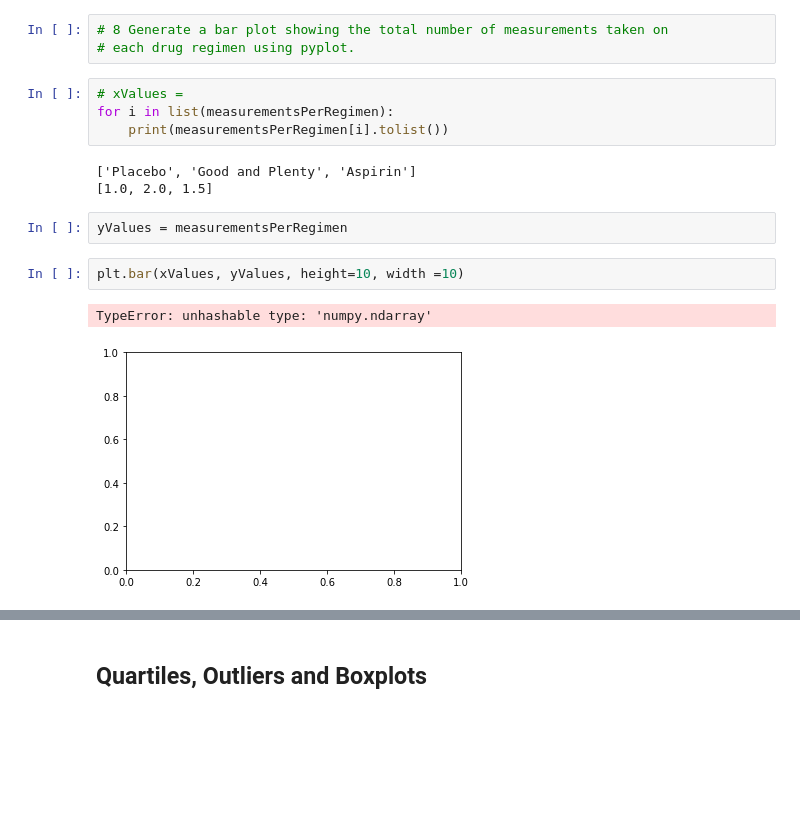
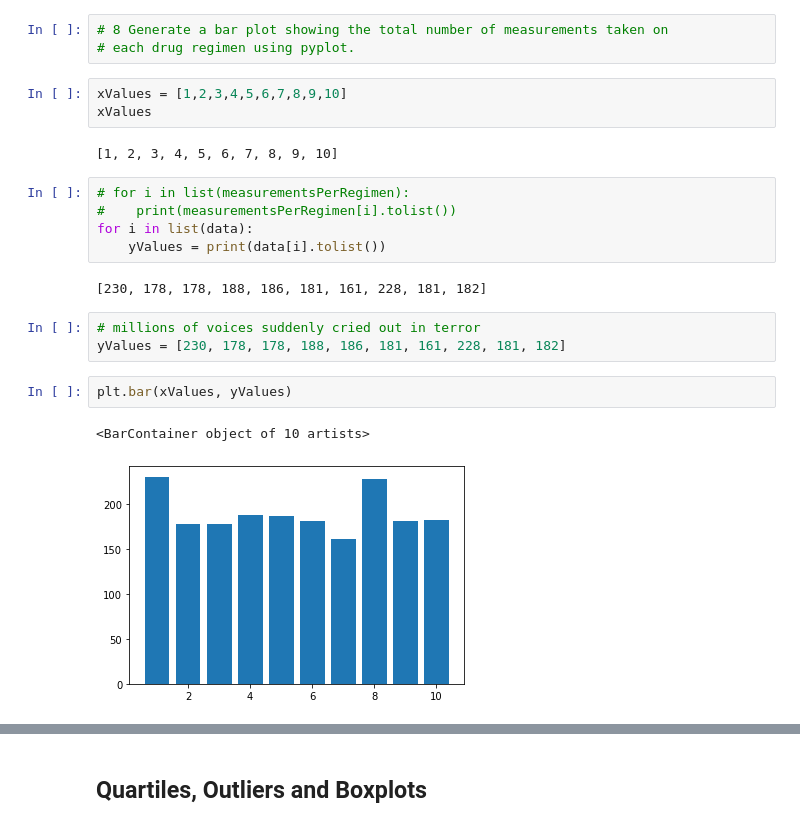
Before and after one commit to papadiscobravo/Pymeceutical-challenge-2, a Jupyter notebook: homework/assignment05/pymaceuticals_starter.ipynb, the cells around one changed output, grey strips where cells are left out. Saved outputs shown, nothing was run; the diff lists cells and outputs as text; blank space fills up the shorter version.

Commit message:
coming together around graphs

```diff
--- a/homework/assignment05/pymaceuticals_starter.ipynb
+++ b/homework/assignment05/pymaceuticals_starter.ipynb
@@ -330,18 +323,24 @@ measurementsPerRegimen.plot.bar(legend="", title="Measurements per Drug Regimen"
 # %%
 # 8 Generate a bar plot showing the total number of measurements taken on
 # each drug regimen using pyplot.
+# %%
+xValues = [1,2,3,4,5,6,7,8,9,10]
+xValues
+# %% [output]
+[1, 2, 3, 4, 5, 6, 7, 8, 9, 10]
 # %%
-# xValues =
-for i in list(measurementsPerRegimen):
-    print(measurementsPerRegimen[i].tolist())
+# for i in list(measurementsPerRegimen):
+#    print(measurementsPerRegimen[i].tolist())
+for i in list(data):
+    yValues = print(data[i].tolist())
 # %% [output]
-['Placebo', 'Good and Plenty', 'Aspirin']
-[1.0, 2.0, 1.5]
+[230, 178, 178, 188, 186, 181, 161, 228, 181, 182]
-# %%
-yValues = measurementsPerRegimen
+# %%
+# millions of voices suddenly cried out in terror
+yValues = [230, 178, 178, 188, 186, 181, 161, 228, 181, 182]
 # %%
-plt.bar(xValues, yValues, height=10, width =10)
+plt.bar(xValues, yValues)
 # %% [output]
-TypeError: unhashable type: 'numpy.ndarray'
+<BarContainer object of 10 artists>
-[figure, old version]
+[figure, new version]
 # %%
```
Also changed, not shown: parts of 12 cells of this notebook.
